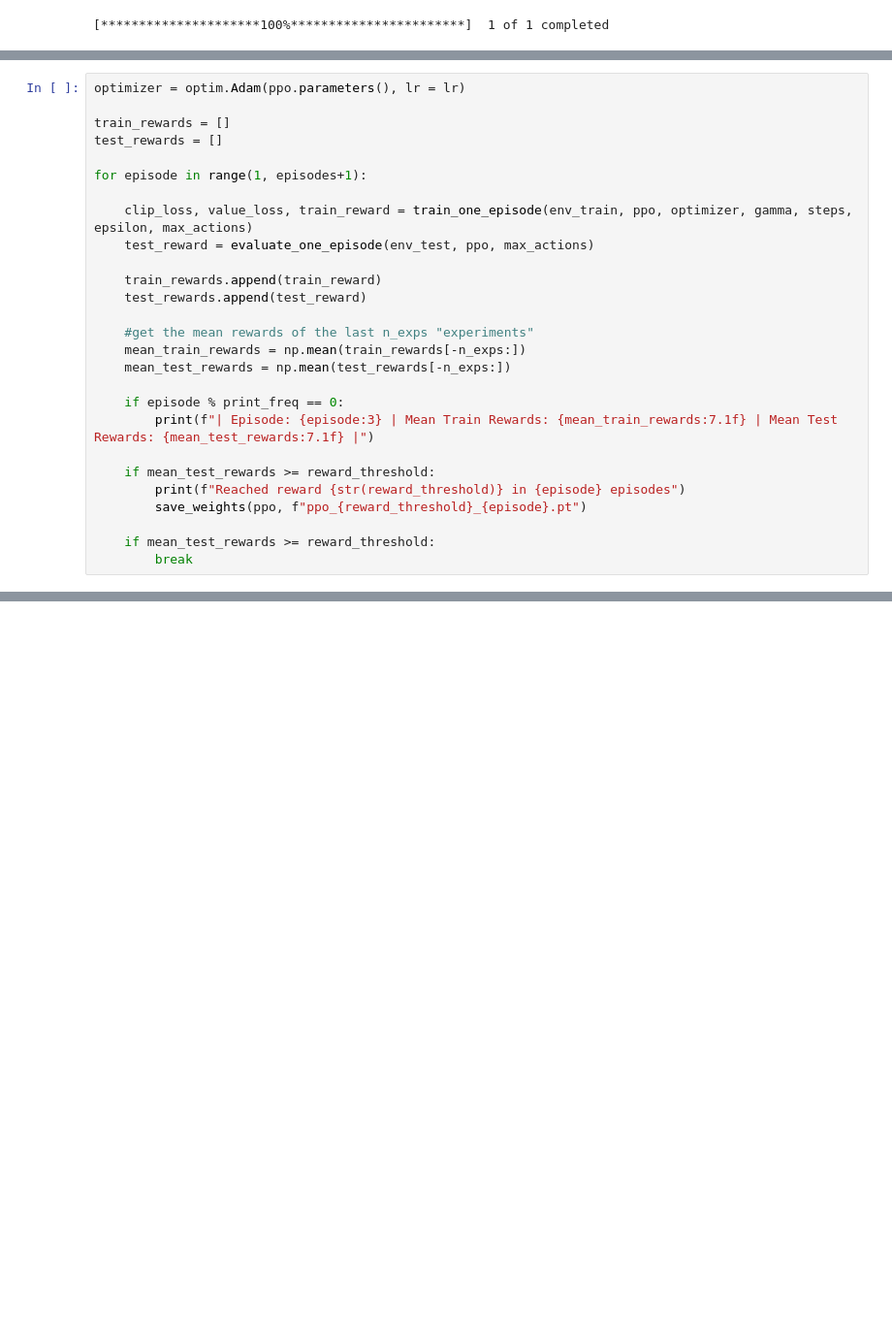
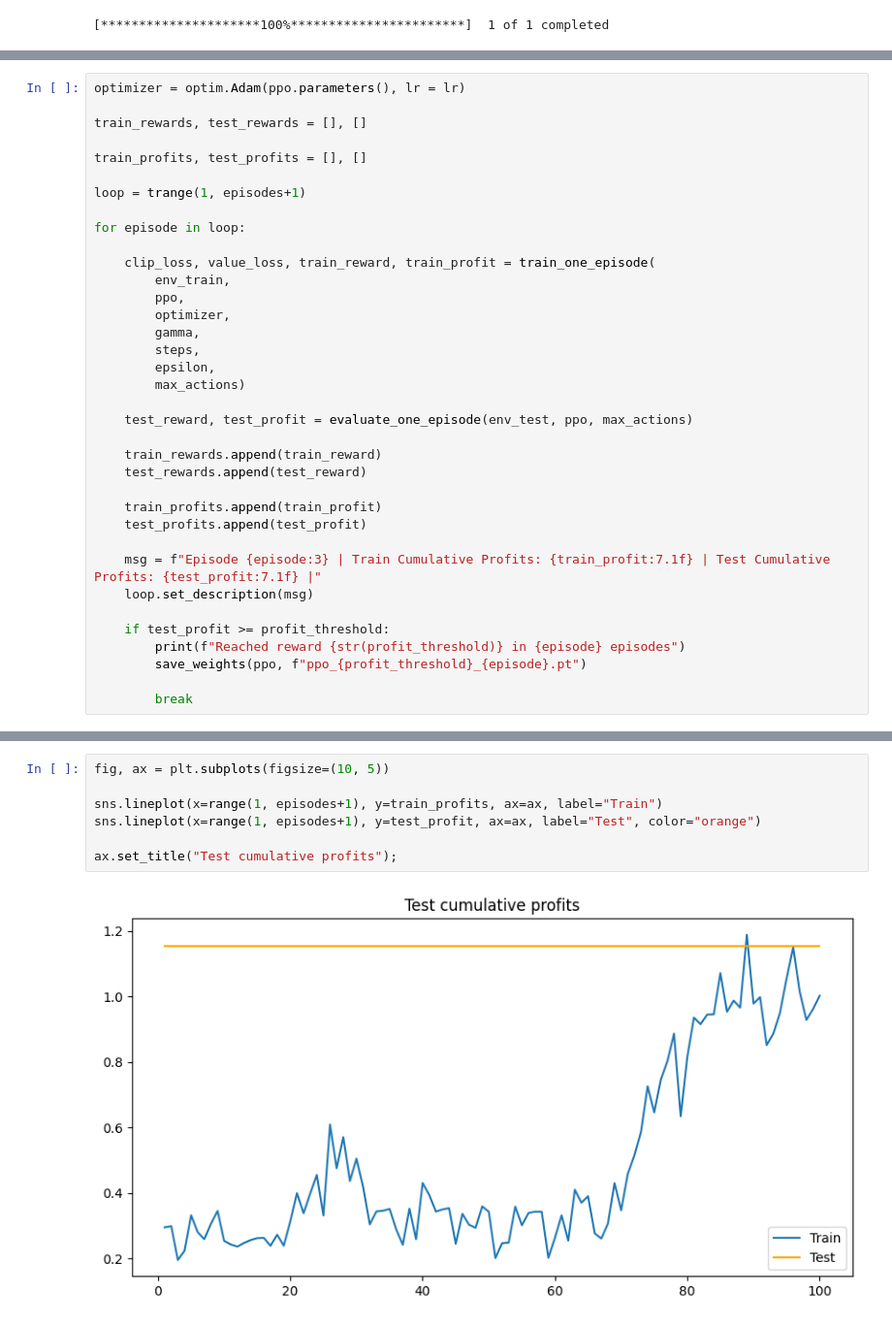
Before and after one commit to p-omahony/rlhf-box2d, a Jupyter notebook: notebook.ipynb, the cells around one changed output, grey strips where cells are left out. Shown at 97% size. Saved outputs shown, nothing was run; the diff lists cells and outputs as text; blank space fills up the shorter version.

```diff
--- a/notebook.ipynb
+++ b/notebook.ipynb
@@ -133,27 +134,36 @@ gamma = cfg["ppo"]["hyperparameters"]["gamma"]
 # %%
 optimizer = optim.Adam(ppo.parameters(), lr = lr)
 
-train_rewards = []
-test_rewards = []
+train_rewards, test_rewards = [], []
 
-for episode in range(1, episodes+1):
+train_profits, test_profits = [], []
 
-    clip_loss, value_loss, train_reward = train_one_episode(env_train, ppo, optimizer, gamma, steps, epsilon, max_actions)
-    test_reward = evaluate_one_episode(env_test, ppo, max_actions)
+loop = trange(1, episodes+1)
+
+for episode in loop:
+
+    clip_loss, value_loss, train_reward, train_profit = train_one_episode(
+        env_train,
+        ppo,
+        optimizer,
+        gamma,
+        steps,
+        epsilon,
+        max_actions)
+
+    test_reward, test_profit = evaluate_one_episode(env_test, ppo, max_actions)
 
     train_rewards.append(train_reward)
     test_rewards.append(test_reward)
 
-    #get the mean rewards of the last n_exps "experiments"
-    mean_train_rewards = np.mean(train_rewards[-n_exps:])
-    mean_test_rewards = np.mean(test_rewards[-n_exps:])
+    train_profits.append(train_profit)
+    test_profits.append(test_profit)
 
-    if episode % print_freq == 0:
-        print(f"| Episode: {episode:3} | Mean Train Rewards: {mean_train_rewards:7.1f} | Mean Test Rewards: {mean_test_rewards:7.1f} |")
+    msg = f"Episode {episode:3} | Train Cumulative Profits: {train_profit:7.1f} | Test Cumulative Profits: {test_profit:7.1f} |"
+    loop.set_description(msg)
 
-    if mean_test_rewards >= reward_threshold:
-        print(f"Reached reward {str(reward_threshold)} in {episode} episodes")
-        save_weights(ppo, f"ppo_{reward_threshold}_{episode}.pt")
+    if test_profit >= profit_threshold:
+        print(f"Reached reward {str(profit_threshold)} in {episode} episodes")
+        save_weights(ppo, f"ppo_{profit_threshold}_{episode}.pt")
 
-    if mean_test_rewards >= reward_threshold:
         break
@@ -161,0 +170,9 @@ ValueError: too many values to unpack (expected 2)
+# %%
+fig, ax = plt.subplots(figsize=(10, 5))
+
+sns.lineplot(x=range(1, episodes+1), y=train_profits, ax=ax, label="Train")
+sns.lineplot(x=range(1, episodes+1), y=test_profit, ax=ax, label="Test", color="orange")
+
+ax.set_title("Test cumulative profits");
+# %% [output]
+[figure, added]
```
Also changed, not shown: parts of 14 cells of this notebook, 4 other files.
